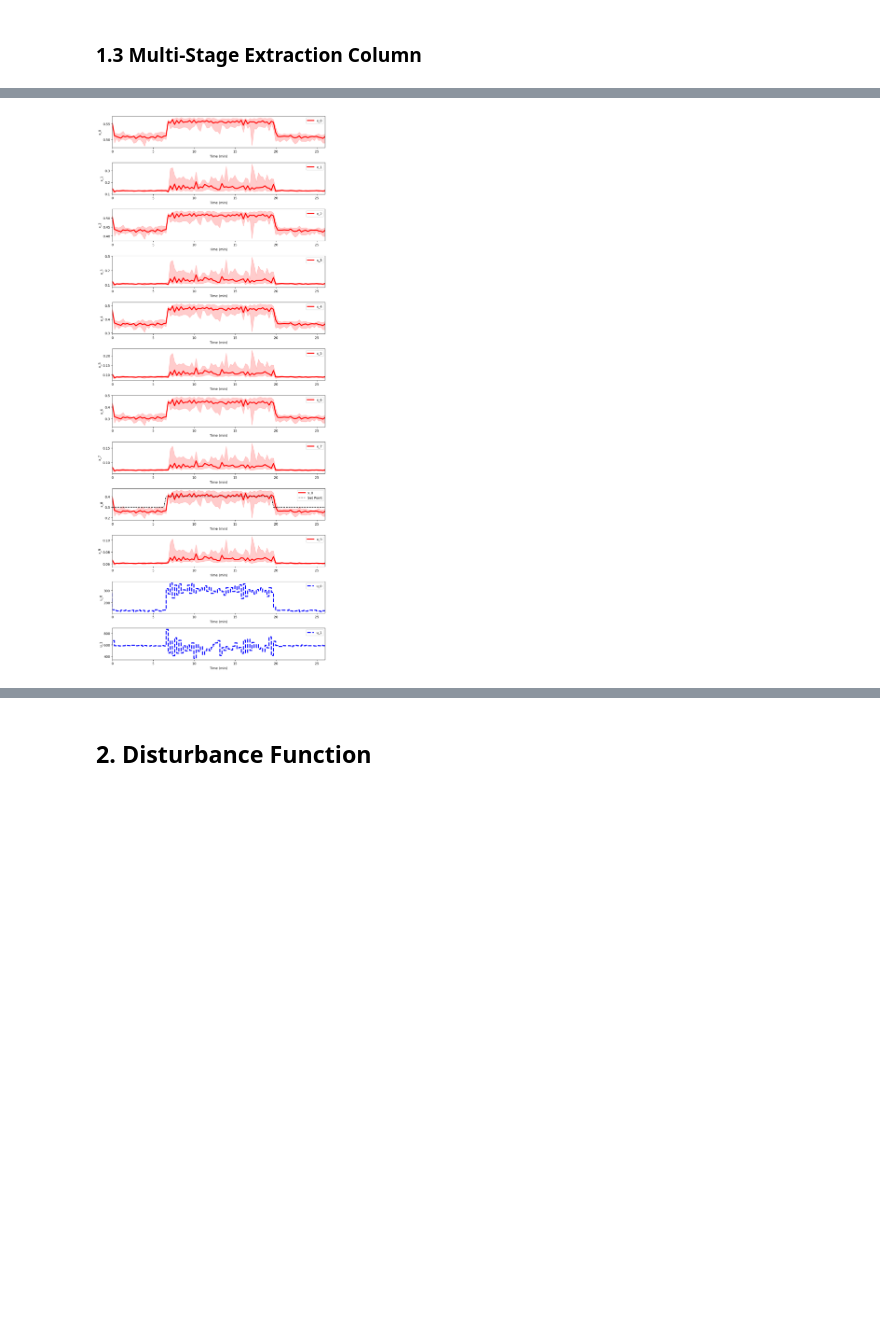
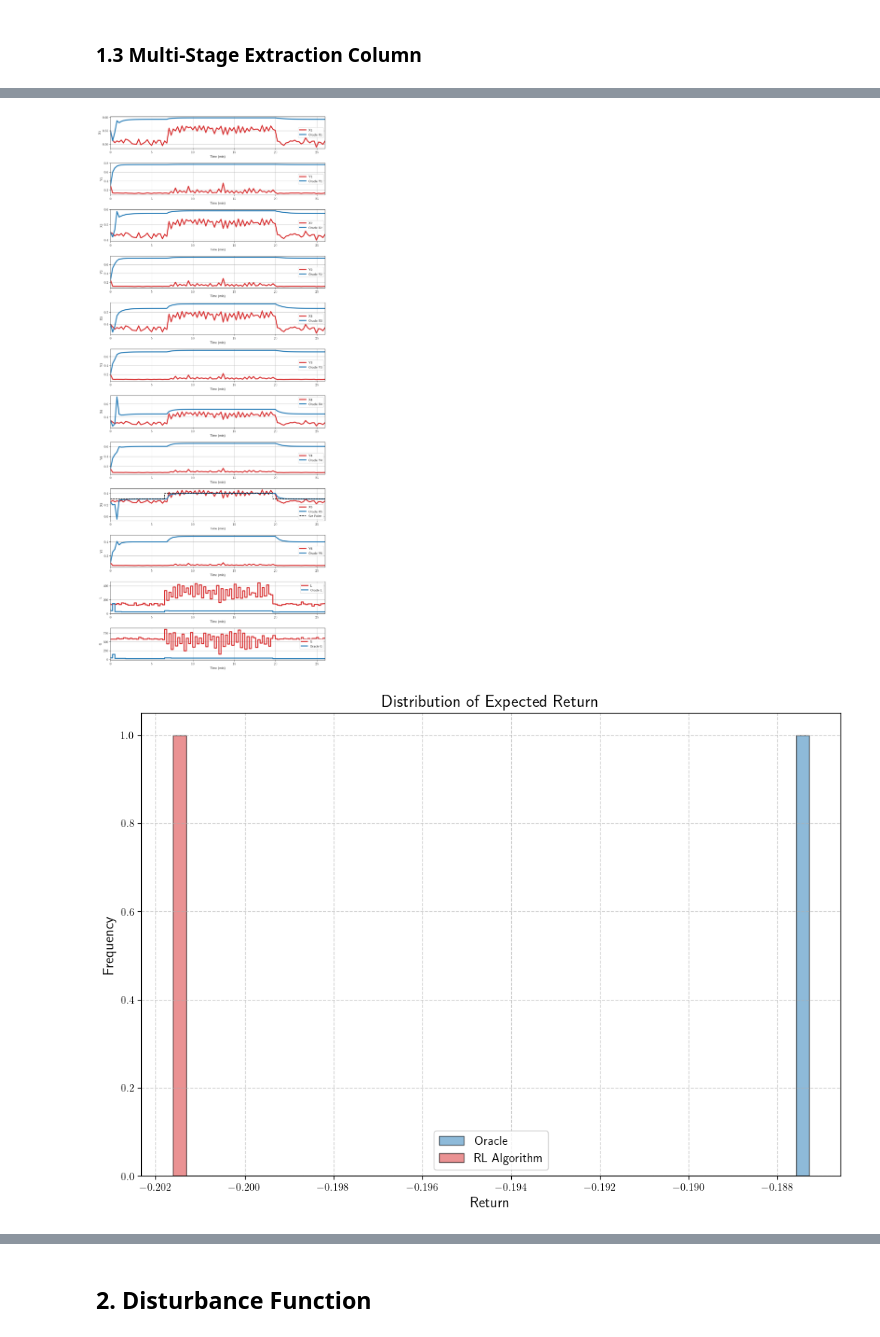
Before and after one commit to MaximilianB2/pc-gym, a Jupyter notebook: pc-gym/pc_gym showcase (PPO).ipynb, the cells around one changed output, grey strips where cells are left out. Saved outputs shown, nothing was run; the diff lists cells and outputs as text; code cells hidden in the pictures; blank space fills up the shorter version.

```diff
--- a/pc-gym/pc_gym showcase (PPO).ipynb
+++ b/pc-gym/pc_gym showcase (PPO).ipynb
@@ -16,7 +16,7 @@ from stable_baselines3 import PPO,SAC
 from Models import Models_env
 #Global params
 T = 26
-nsteps = 60
+nsteps = 100
 # %% [markdown]
 ## 1.1 Reactor Case Study
 # %%
@@ -213,0 +195,2 @@ first_order_env.plot_rollout(fos_policy,10)
+# %%
+fos_policy =  SAC.load("SAC_fos")
@@ -215,7 +203,7 @@ first_order_env.plot_rollout(fos_policy,10)
 ### 1.3 Multi-Stage Extraction Column
 # %%
 SP = {
-      '8': [0.3 for i in range(int(nsteps/4))] + [0.4 for i in range(int(nsteps/2))]+ [0.3 for i in range(int(nsteps/4))],
+      'X5': [0.3 for i in range(int(nsteps/4))] + [0.4 for i in range(int(nsteps/2))]+ [0.3 for i in range(int(nsteps/4))],
   }
 
 action_space = {
@@ -230,7 +218,7 @@ observation_space = {
 
 
 r_scale = {
-    '8': 1
+    'X5': 1
 }
 env_params_ms = {
     'Nx': 10,
@@ -247,13 +235,15 @@ env_params_ms = {
     'normalise_a': True, #Normalise the actions
     'normalise_o':True, #Normalise the states,
     'noise':False, #Add noise to the states
-    'noise_percentage':0.001,
+    'noise_percentage':0,
     'integration_method': 'casadi'
 }
 multistage_env = Models_env(env_params_ms)
 # %%
 ms_policy = SAC.load("SAC_multistage")
 #ms_policy = SAC('MlpPolicy', multistage_env, verbose=1,learning_rate=0.001).learn(1e4)
+# %%
+ms_policy = SAC.load('SAC_multistage.zip')
 # %%
-multistage_env.plot_rollout(ms_policy,10)
+multistage_env.plot_rollout(ms_policy,1,oracle=True,dist_reward=True)
 # %% [output]
@@ -260 +267,2 @@ multistage_env.plot_rollout(ms_policy,10)
-[figure, old version]
+[figure, new version]
+[figure, added]
```
Also changed, not shown: parts of 11 cells of this notebook, 5 other files.
